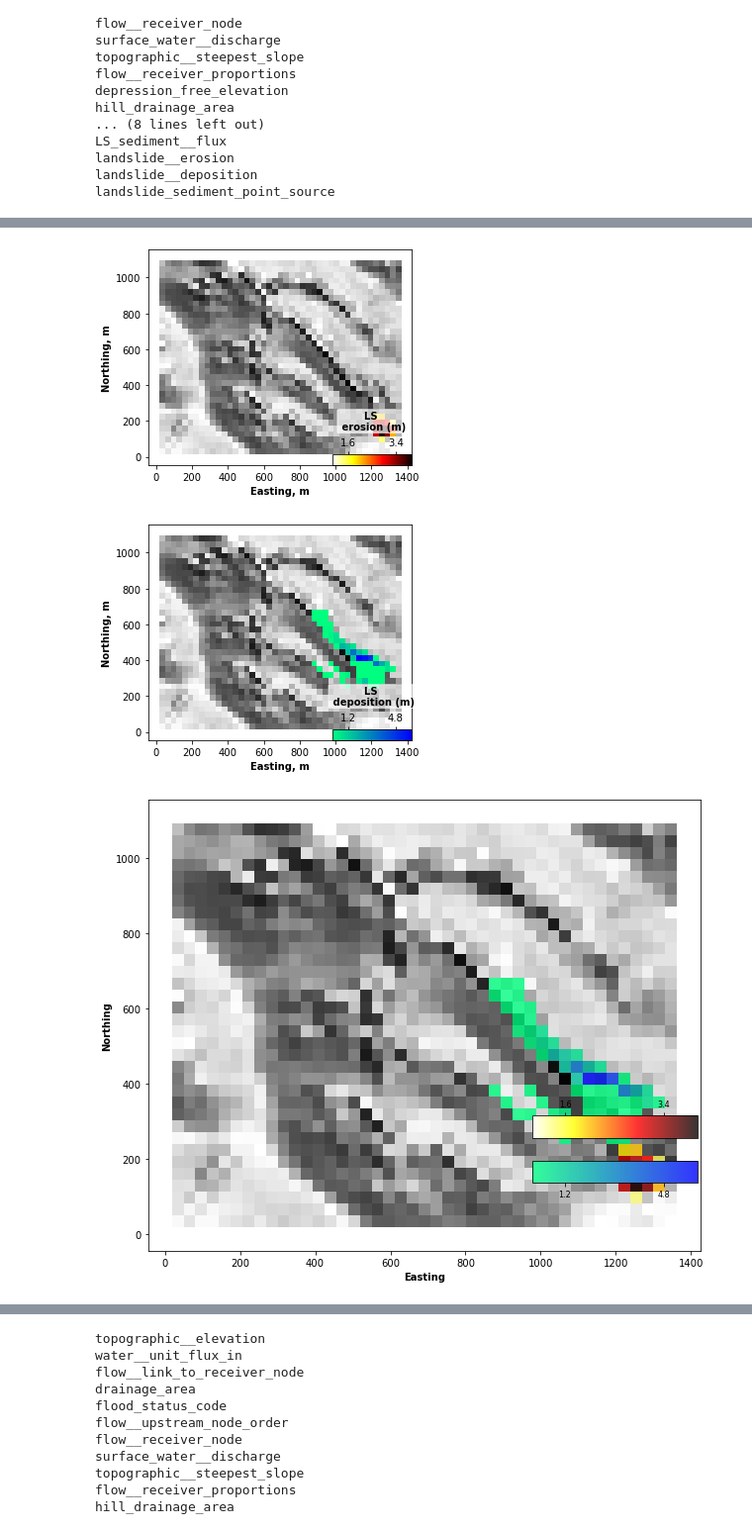
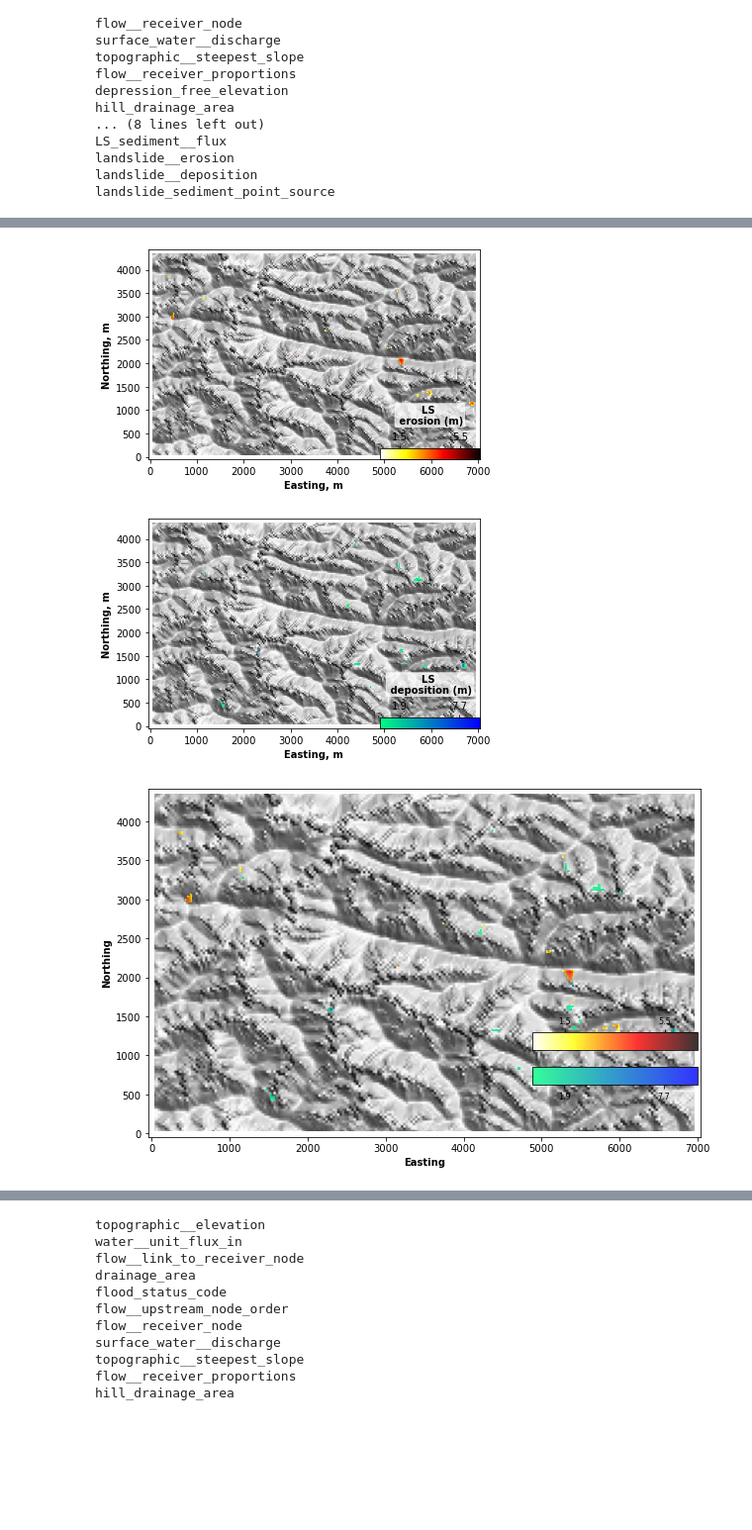
Before and after one commit to csdms-spring-school-2022/abrupt-perturbations, a Jupyter notebook: abrupt_fire_landslide/bedrock_landslide_space.ipynb, the cells around one changed output, grey strips where cells are left out. Shown at 99% size. Saved outputs shown, nothing was run; the diff lists cells and outputs as text; code cells hidden in the pictures; blank space fills up the shorter version.

```diff
--- a/abrupt_fire_landslide/bedrock_landslide_space.ipynb
+++ b/abrupt_fire_landslide/bedrock_landslide_space.ipynb
@@ -16,16 +16,19 @@ from landlab.io import read_esri_ascii, write_esri_ascii
 from landlab.io.netcdf import read_netcdf
 from landlab.utils import get_watershed_mask
 # %%
-# import small DEM
+# import large DEM
+
 topo = Topography(
     dem_type="SRTMGL1",
-    south=43.971911,
-    north=43.982382,
-    west=-123.826646,
-    east=-123.813606,
+    api_key = '1f3ea82738663688170f0d898b59ca1d',
+    south=43.972829,
+    north=44.013602,
+    west=-123.860848,
+    east=-123.795973,
     output_format="AAIGrid",
     cache_dir="DEMData//"
     )
+
 fname = topo.fetch()
 dem = topo.load()
 grid_geog, elev = read_esri_ascii(fname, name='topographic__elevation')
@@ -190,7 +193,7 @@ landslide_flow_router = PriorityFloodFlowRouter(
 )
 # %%
 _ = grid.add_zeros("soil__depth", at="node")
-grid.at_node["soil__depth"][grid.core_nodes] = 0.5
+grid.at_node["soil__depth"][grid.core_nodes] = 1.
 # %%
 grid.set_watershed_boundary_condition_outlet_id(
     0, grid.at_node['topographic__elevation'], -9999.0
@@ -328,37 +335,39 @@ imshowhs_grid(
 )
 plt.show()
 # %% [output]
-[figure, old version]
+[figure, new version]
-[figure, old version]
+[figure, new version]
 # %%
 # Show Landslide erosion and deposition draped over the shaded topographic relief
-cmap1 = copy.copy(mpl.cm.get_cmap("Blues"))
-thres_drape1=0.01
-thres_drape2=0.01
-alpha  = .8
-alpha2 = .8
-drape1 = np.sqrt(grid.at_node["landslide__erosion"])
-drape2 = np.sqrt(grid.at_node["landslide__deposition"])
-cmap1 = copy.copy(mpl.cm.get_cmap("hot_r"))
-cmap2 = copy.copy(mpl.cm.get_cmap("winter_r"))
-plt.figure(figsize=(10,10))
-imshowhs_grid(grid, "topographic__elevation",
-              plot_type='Drape2',
-              drape1 = drape1,
-              cmap=cmap1,
-              thres_drape1=thres_drape1,
-              alpha=alpha,
-              drape2 = drape2,
-              cmap2=cmap2,
-              thres_drape2=thres_drape2,
-              alpha2=alpha2,
-              add_double_colorbar=True,
-              cbar_tick_size =8,
-              cbar_label_color='red',
-              cbar_label_fontweight = 'normal',
-              add_label_bbox = True, )
+def landslide_plot(grid):
+    cmap1 = copy.copy(mpl.cm.get_cmap("Blues"))
+    thres_drape1=0.01
+    thres_drape2=0.01
+    alpha  = .8
+    alpha2 = .8
+    drape1 = np.sqrt(grid.at_node["landslide__erosion"])
+    drape2 = np.sqrt(grid.at_node["landslide__deposition"])
+    cmap1 = copy.copy(mpl.cm.get_cmap("hot_r"))
+    cmap2 = copy.copy(mpl.cm.get_cmap("winter_r"))
+    plt.figure(figsize=(10,10))
+    imshowhs_grid(grid, "topographic__elevation",
+                  plot_type='Drape2',
+                  drape1 = drape1,
+                  cmap=cmap1,
+                  thres_drape1=thres_drape1,
+                  alpha=alpha,
+                  drape2 = drape2,
+                  cmap2=cmap2,
+                  thres_drape2=thres_drape2,
+                  alpha2=alpha2,
+                  add_double_colorbar=True,
+                  cbar_tick_size =8,
+                  cbar_label_color='red',
+                  cbar_label_fontweight = 'normal',
+                  add_label_bbox = True, )
+    plt.show()
 
-plt.show()
+landslide_plot(grid)
 # %% [output]
-[figure, old version]
+[figure, new version]
 # %%
```
Also changed, not shown: parts of 10 cells of this notebook.
